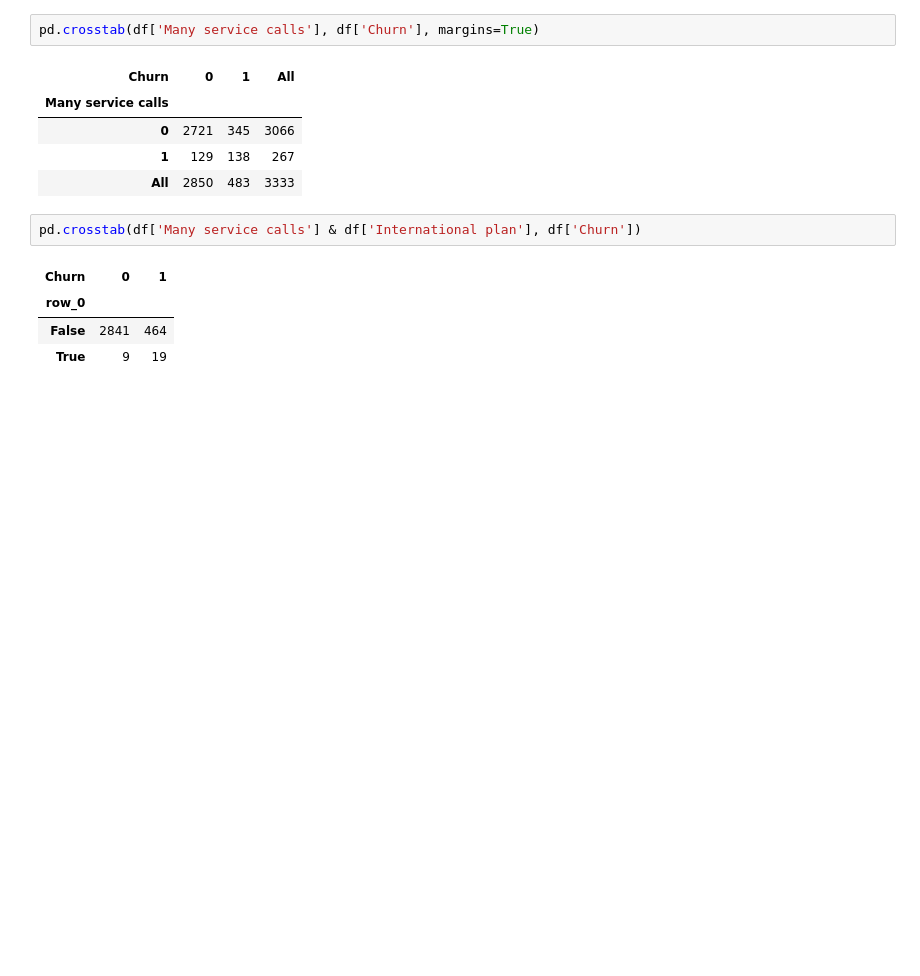
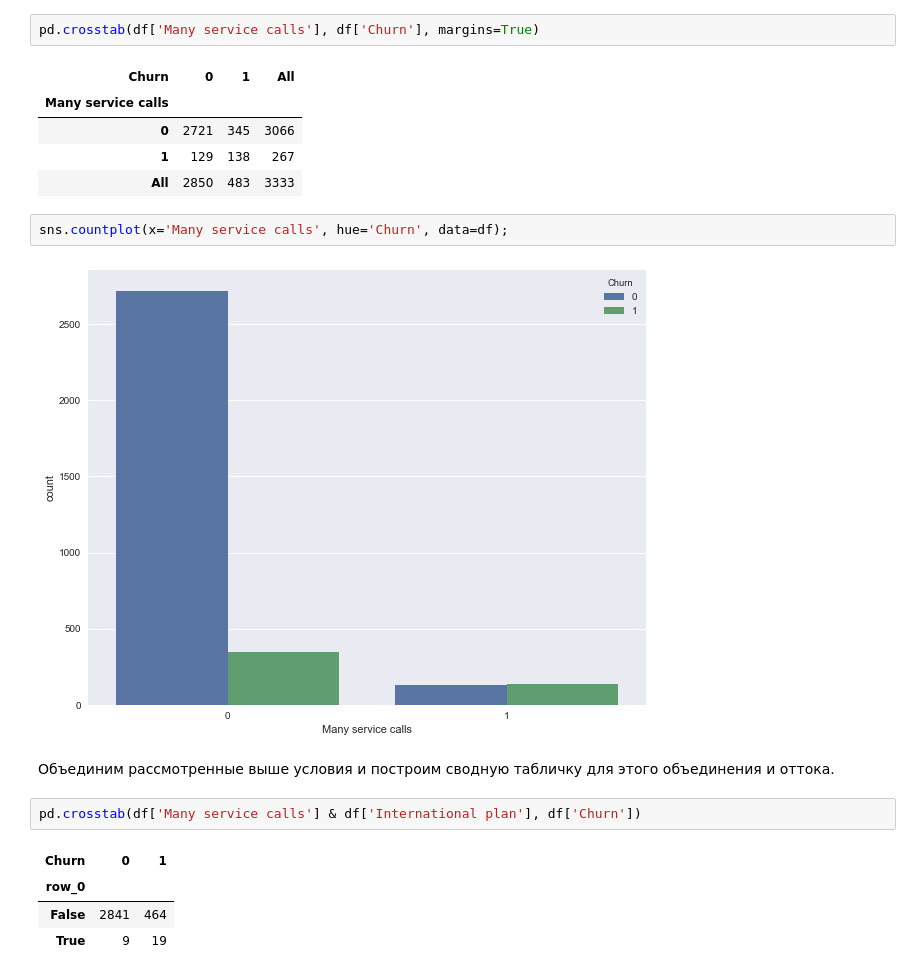
Before and after one commit to ValeraKaravai/knowledge_base, a Jupyter notebook: hw1/lecture_01.ipynb, the cells around one changed output. Saved outputs shown, nothing was run; the diff lists cells and outputs as text; blank space fills up the shorter version.

```diff
--- a/hw1/lecture_01.ipynb
+++ b/hw1/lecture_01.ipynb
@@ -326,6 +442,12 @@ pd.crosstab(df['Many service calls'], df['Churn'], margins=True)
 | 0 | 2721 | 345 | 3066 |
 | 1 | 129 | 138 | 267 |
 | All | 2850 | 483 | 3333 |
+# %%
+sns.countplot(x='Many service calls', hue='Churn', data=df);
+# %% [output]
+[figure, added]
+# %% [markdown]
+Объединим рассмотренные выше условия и построим сводную табличку для этого объединения и оттока.
 # %%
 pd.crosstab(df['Many service calls'] & df['International plan'], df['Churn'])
 # %% [output]
```
Also changed, not shown: parts of 48 cells of this notebook, 3 other files.
